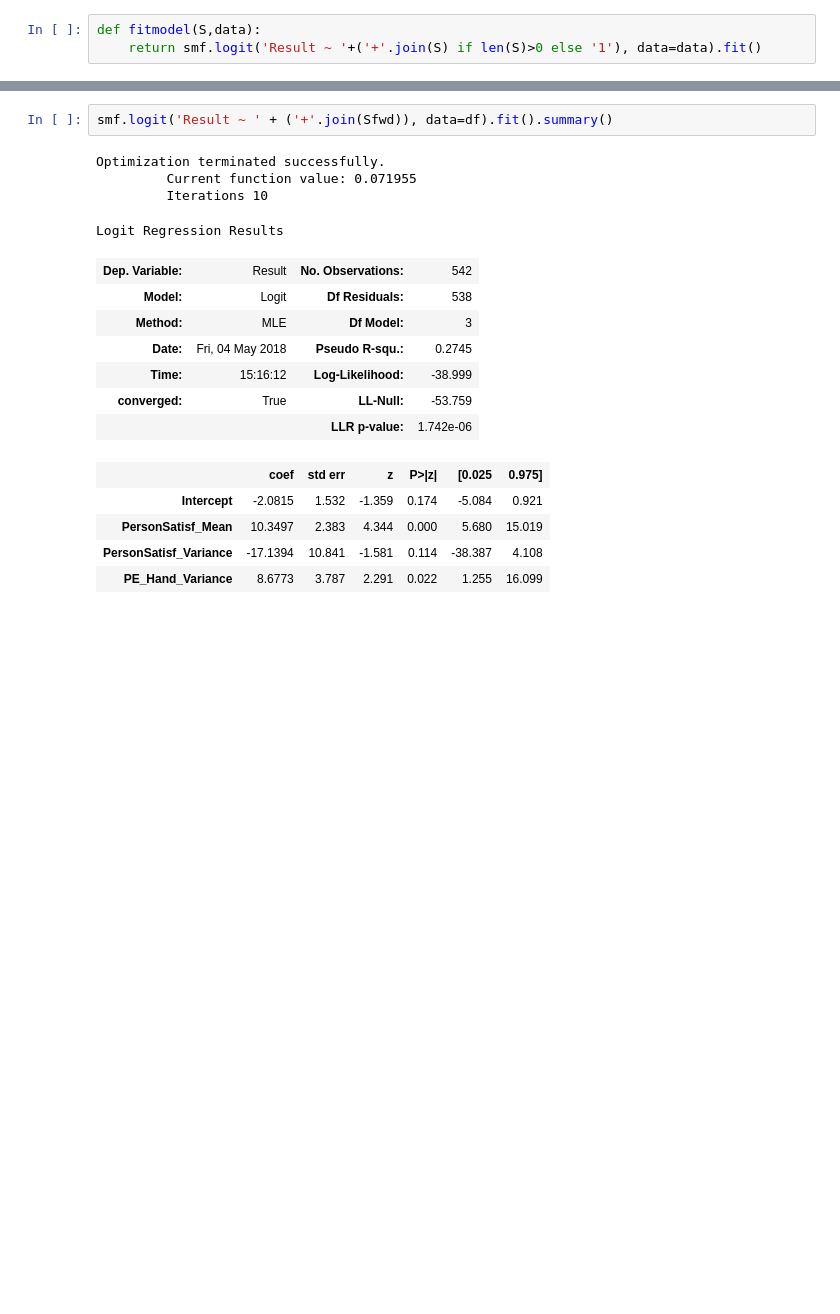
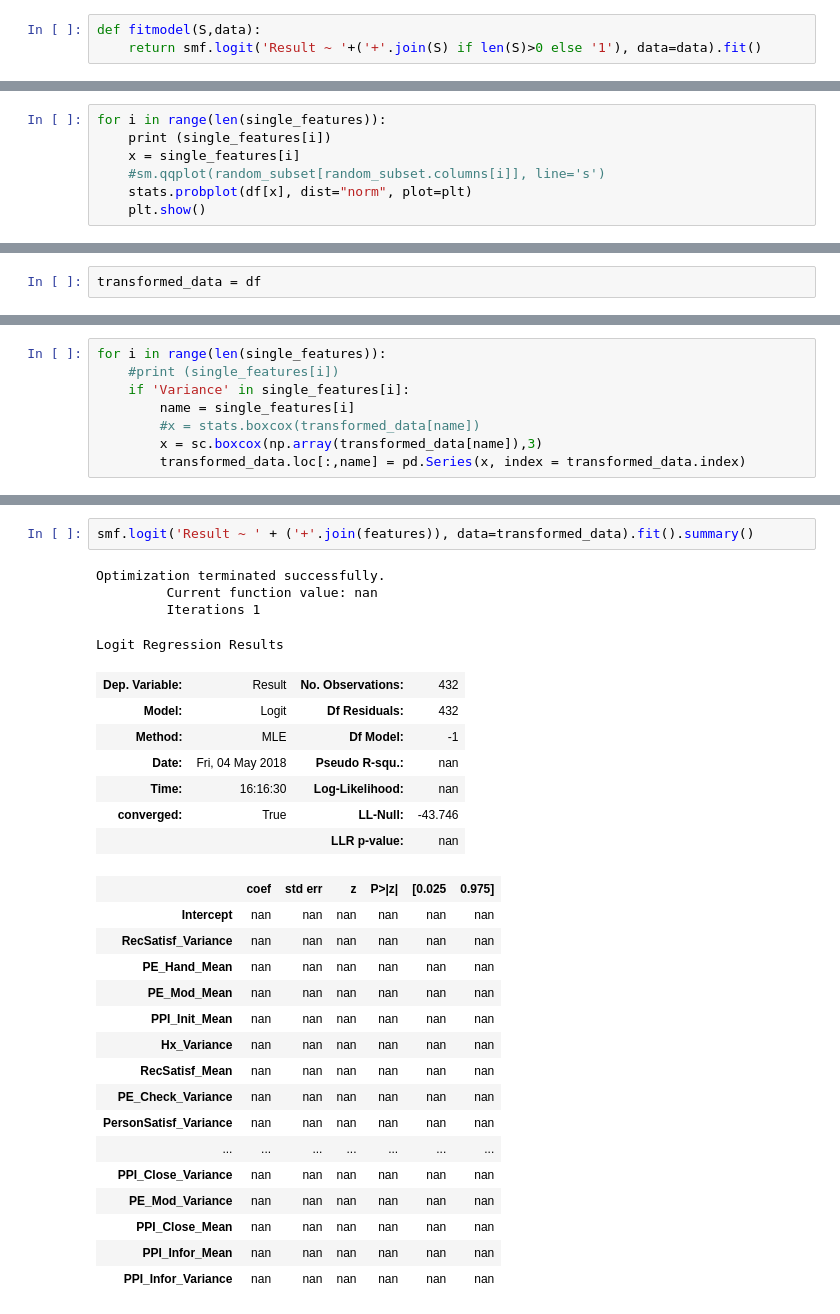
Before and after one commit to RagesMR/8800, a Jupyter notebook: analysis_marika.ipynb, the cells around one changed output, grey strips where cells are left out. Cells and saved outputs as stored; diff of their text form; blank space fills up the shorter version.

```diff
--- a/analysis_marika.ipynb
+++ b/analysis_marika.ipynb
@@ -331,0 +304,7 @@ set(['PPI_Close_Variance', 'PE_Check_Variance', 'PersonSatisf_Variance', 'PPI_In
+# %%
+for i in range(len(single_features)):
+    print (single_features[i])
+    x = single_features[i]
+    #sm.qqplot(random_subset[random_subset.columns[i]], line='s')
+    stats.probplot(df[x], dist="norm", plot=plt)
+    plt.show()
@@ -331,0 +350,2 @@ set(['PPI_Close_Variance', 'PE_Check_Variance', 'PersonSatisf_Variance', 'PPI_In
+# %%
+transformed_data = df
@@ -331,0 +373,8 @@ set(['PPI_Close_Variance', 'PE_Check_Variance', 'PersonSatisf_Variance', 'PPI_In
+# %%
+for i in range(len(single_features)):
+    #print (single_features[i])
+    if 'Variance' in single_features[i]:
+        name = single_features[i]
+        #x = stats.boxcox(transformed_data[name])
+        x = sc.boxcox(np.array(transformed_data[name]),3)
+        transformed_data.loc[:,name] = pd.Series(x, index = transformed_data.index)
@@ -332,19 +402,30 @@ set(['PPI_Close_Variance', 'PE_Check_Variance', 'PersonSatisf_Variance', 'PPI_In
 # %%
-smf.logit('Result ~ ' + ('+'.join(Sfwd)), data=df).fit().summary()
+smf.logit('Result ~ ' + ('+'.join(features)), data=transformed_data).fit().summary()
 # %% [output]
 Optimization terminated successfully.
-         Current function value: 0.071955
-         Iterations 10
+         Current function value: nan
+         Iterations 1
 Logit Regression Results
-| Dep. Variable: | Result | No. Observations: | 542 |
-| Model: | Logit | Df Residuals: | 538 |
-| Method: | MLE | Df Model: | 3 |
-| Date: | Fri, 04 May 2018 | Pseudo R-squ.: | 0.2745 |
-| Time: | 15:16:12 | Log-Likelihood: | -38.999 |
-| converged: | True | LL-Null: | -53.759 |
-|  |  | LLR p-value: | 1.742e-06 |
+| Dep. Variable: | Result | No. Observations: | 432 |
+| Model: | Logit | Df Residuals: | 432 |
+| Method: | MLE | Df Model: | -1 |
+| Date: | Fri, 04 May 2018 | Pseudo R-squ.: | nan |
+| Time: | 16:16:30 | Log-Likelihood: | nan |
+| converged: | True | LL-Null: | -43.746 |
+|  |  | LLR p-value: | nan |
 |  | coef | std err | z | P>|z| | [0.025 | 0.975] |
-| Intercept | -2.0815 | 1.532 | -1.359 | 0.174 | -5.084 | 0.921 |
-| PersonSatisf_Mean | 10.3497 | 2.383 | 4.344 | 0.000 | 5.680 | 15.019 |
-| PersonSatisf_Variance | -17.1394 | 10.841 | -1.581 | 0.114 | -38.387 | 4.108 |
-| PE_Hand_Variance | 8.6773 | 3.787 | 2.291 | 0.022 | 1.255 | 16.099 |
+| Intercept | nan | nan | nan | nan | nan | nan |
+| RecSatisf_Variance | nan | nan | nan | nan | nan | nan |
+| PE_Hand_Mean | nan | nan | nan | nan | nan | nan |
+| PE_Mod_Mean | nan | nan | nan | nan | nan | nan |
+| PPI_Init_Mean | nan | nan | nan | nan | nan | nan |
+| Hx_Variance | nan | nan | nan | nan | nan | nan |
+| RecSatisf_Mean | nan | nan | nan | nan | nan | nan |
+| PE_Check_Variance | nan | nan | nan | nan | nan | nan |
+| PersonSatisf_Variance | nan | nan | nan | nan | nan | nan |
+| ... | ... | ... | ... | ... | ... | ... |
+| PPI_Close_Variance | nan | nan | nan | nan | nan | nan |
+| PE_Mod_Variance | nan | nan | nan | nan | nan | nan |
+| PPI_Close_Mean | nan | nan | nan | nan | nan | nan |
+| PPI_Infor_Mean | nan | nan | nan | nan | nan | nan |
+| PPI_Infor_Variance | nan | nan | nan | nan | nan | nan |
```
Also changed, not shown: parts of 23 cells of this notebook, 2 other files.
